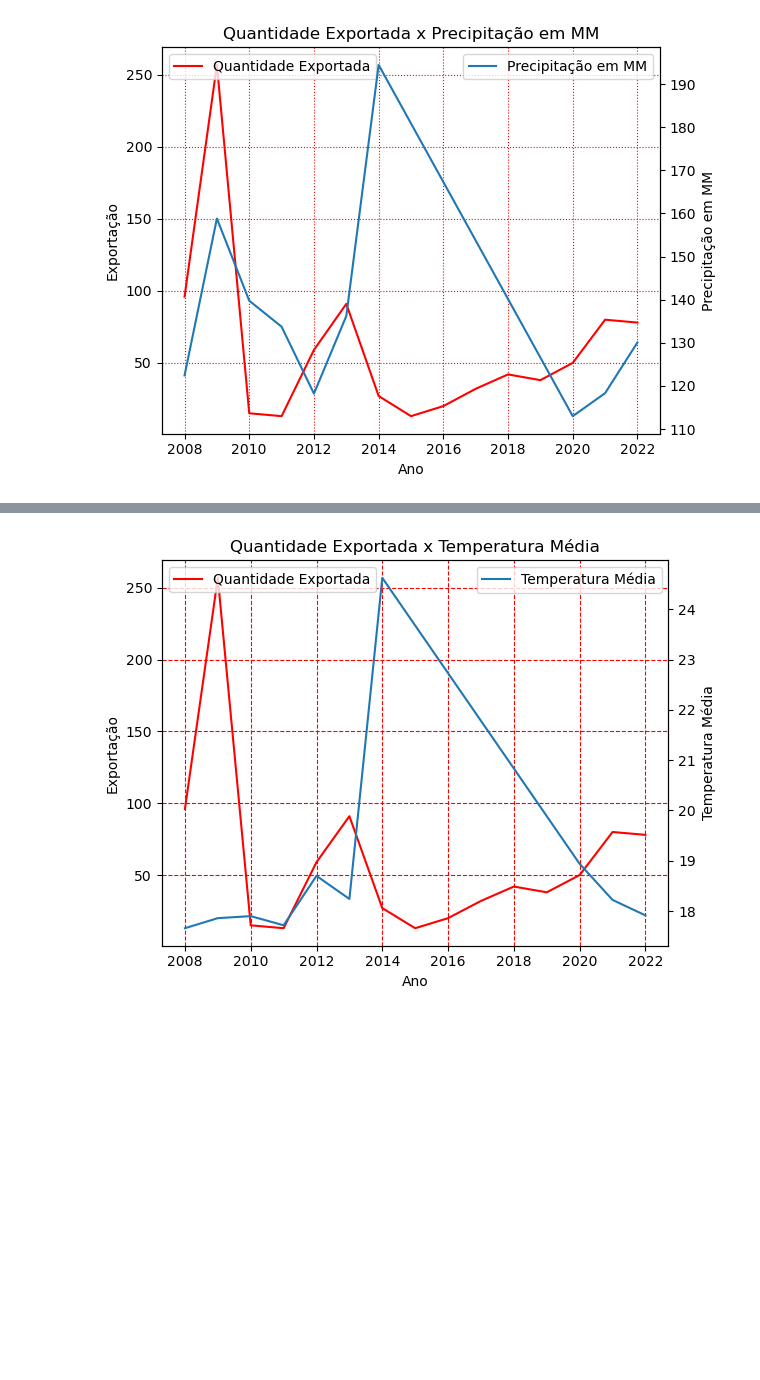
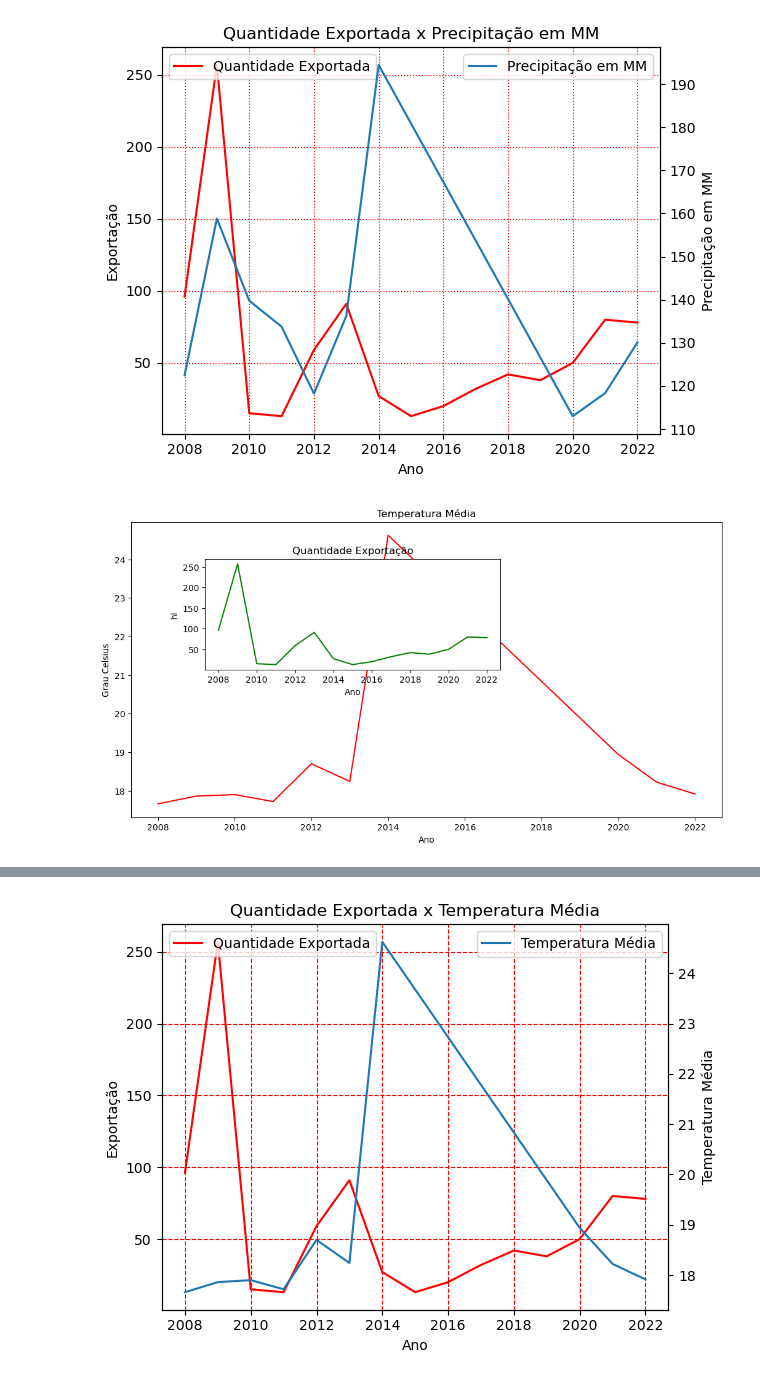
Before and after one commit to marcorc30/Tech_Challenge_fase1, a Jupyter notebook: dados_producao_clima.ipynb, the cells around one changed output, grey strips where cells are left out. Saved outputs shown, nothing was run; the diff lists cells and outputs as text; code cells hidden in the pictures; blank space fills up the shorter version.

```diff
--- a/dados_producao_clima.ipynb
+++ b/dados_producao_clima.ipynb
@@ -320,3 +322,28 @@ figure.tight_layout()
 plt.show()
 # %% [output]
 [figure]
+# %%
+fig = plt.figure(figsize=(12,6))
+
+x = dados_temperatura['TEMPERATURA_MEDIA_COMPENSADA']
+y = dados_temperatura['ANO']
+
+w = exportacao.query('Country == "Brazil"')['Quantity']
+z = exportacao.query('Country == "Brazil"')['Year']
+
+axes1 = fig.add_axes([0.1, 0.1, 0.8, 0.8]) # eixos da figura principal
+axes2 = fig.add_axes([0.2, 0.50, 0.4, 0.3]) # eixos da figura secundária
+
+# Figura principal
+axes1.plot(y, x, 'r')
+axes1.set_xlabel('Ano')
+axes1.set_ylabel('Grau Celsius')
+axes1.set_title('Temperatura Média')
+
+# Figura secundária
+axes2.plot(z, w, 'g')
+axes2.set_xlabel('Ano')
+axes2.set_ylabel('hl')
+axes2.set_title('Quantidade Exportação');
+# %% [output]
+[figure, added]
```
Also changed, not shown: parts of 7 cells of this notebook.
